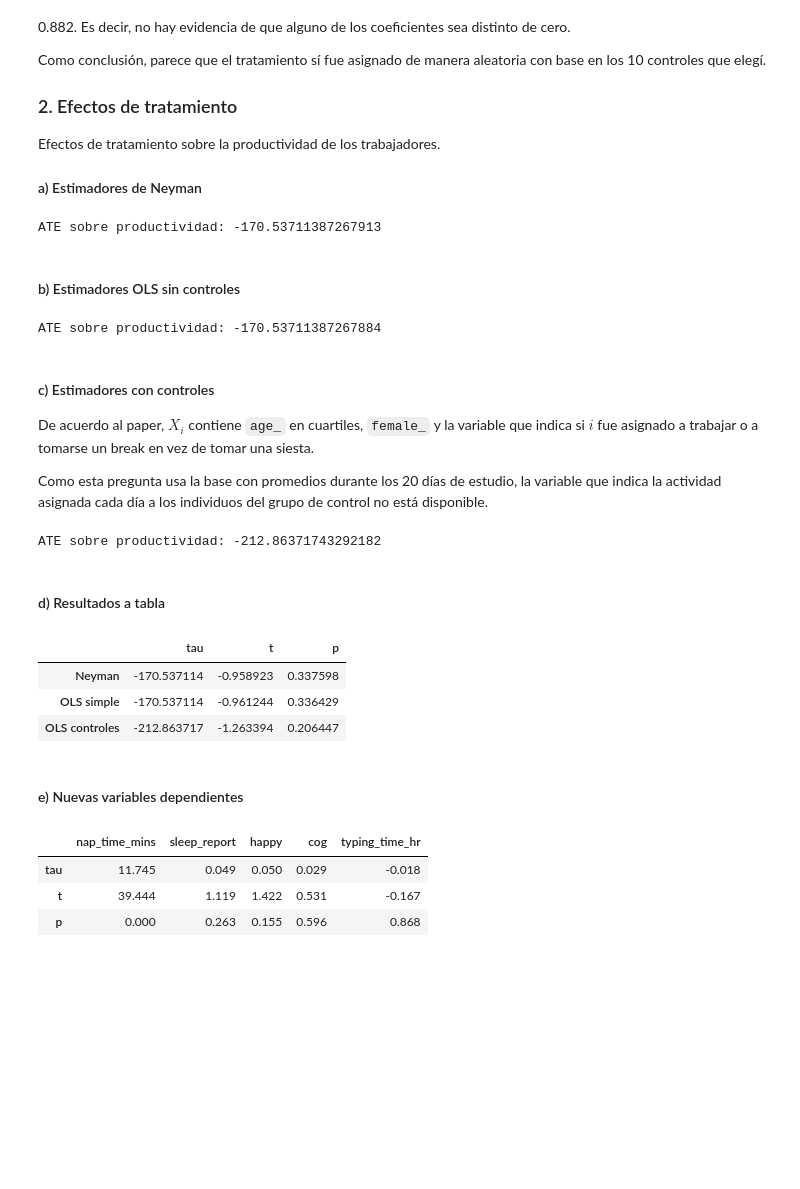
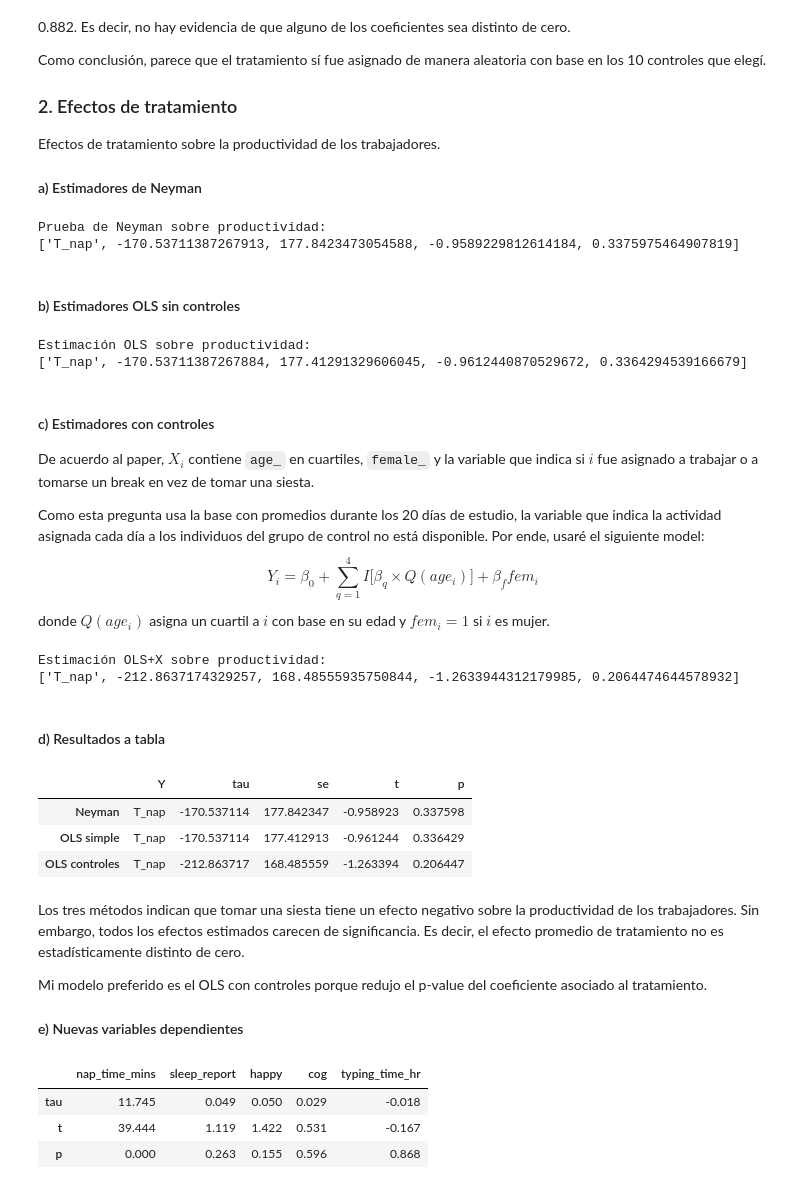
Before and after one commit to ArturoSbr/EmtrAp-hw01, a Jupyter notebook: cod/main.ipynb, the cells around one changed output. Saved outputs shown, nothing was run; the diff lists cells and outputs as text; code cells hidden in the pictures; blank space fills up the shorter version.

```diff
--- a/cod/main.ipynb
+++ b/cod/main.ipynb
@@ -105,37 +105,44 @@ Efectos de tratamiento sobre la productividad de los trabajadores.
 # %%
 # Función para estimador de Neyman
 def neyman(frame, treatment_col, values_col):
-    # Sacar arreglos C y T
+    # Arreglos C y T
     m = frame[[treatment_col,values_col]].notna().all(axis=1)
     a, b = frame[m].groupby(treatment_col)[values_col].apply(np.array)
-    # Estadístico t
+    # Diferencia de medias
     tau = np.mean(b) - np.mean(a)
-    t = tau / np.sqrt(np.var(a, ddof=1) / len(a) + np.var(b, ddof=1) / len(b))
+    # Error estándar sobre-estimado
+    bse = np.sqrt(np.var(a, ddof=1) / len(a) + np.var(b, ddof=1) / len(b))
+    # t-stat
+    t = tau / bse
     # p-value
     p = 2 * (1 - stats.norm().cdf(np.abs(t)))
-    return [values_col, tau, t, p]
+    return [treatment_col, tau, bse, t, p]
 
 # Diferencia de Neyman
-d = [neyman(d2, 'T_nap', 'productivity')[1:]]
-print(f'ATE sobre productividad: {d[0][0]}')
+prod_ney = neyman(d2, 'T_nap', 'productivity')
+print(f'Prueba de Neyman sobre productividad:\n{prod_ney}')
 # %% [output]
-ATE sobre productividad: -170.53711387267913
+Prueba de Neyman sobre productividad:
+['T_nap', -170.53711387267913, 177.8423473054588, -0.9589229812614184, 0.3375975464907819]
 # %% [markdown]
 #### b) Estimadores OLS sin controles
 # %%
 m = OLS(endog=d2['productivity'], exog=d2.assign(const = 1)[['const','T_nap']], missing='drop')
 m = m.fit(cov_type='HC0')
 
-# Agregar a `d`
-d.append([m.params['T_nap'], m.tvalues['T_nap'], m.pvalues['T_nap']])
-print(f'ATE sobre productividad: {d[1][0]}')
+# Diferencia OLS sin X
+prod_ols = ['T_nap', m.params['T_nap'], m.bse['T_nap'], m.tvalues['T_nap'], m.pvalues['T_nap']]
+print(f'Estimación OLS sobre productividad:\n{prod_ols}')
 # %% [output]
-ATE sobre productividad: -170.53711387267884
+Estimación OLS sobre productividad:
+['T_nap', -170.53711387267884, 177.41291329606045, -0.9612440870529672, 0.3364294539166679]
 # %% [markdown]
 #### c) Estimadores con controles
 De acuerdo al paper, $X_i$ contiene `age_` en cuartiles, `female_` y la variable que indica si $i$ fue asignado a trabajar o a tomarse un break en vez de tomar una siesta.
 
-Como esta pregunta usa la base con promedios durante los 20 días de estudio, la variable que indica la actividad asignada cada día a los individuos del grupo de control no está disponible.
+Como esta pregunta usa la base con promedios durante los 20 días de estudio, la variable que indica la actividad asignada cada día a los individuos del grupo de control no está disponible. Por ende, usaré el siguiente model:
+$$Y_i = \beta_0 + \sum_{q=1}^4I\big[\beta_q \times Q(age_i)\big] + \beta_f fem_i$$
+donde $Q(age_i)$ asigna un cuartil a $i$ con base en su edad y $fem_i = 1$ si $i$ es mujer.
 # %%
 # Edad a cuartiles y luego a dummies
 d2['age_q'] = pd.qcut(x=d2['age_'], q=4, labels=[f'q{i}' for i in range(1,5)])
@@ -148,23 +155,30 @@ X = ['T_nap','const','age_q2','age_q3','age_q4','female_']
 m = OLS(endog=d2['productivity'], exog=d2.assign(const = 1)[X], missing='drop')
 m = m.fit(cov_type='HC0')
 
-# Agregar a `d`
-d.append([m.params['T_nap'], m.tvalues['T_nap'], m.pvalues['T_nap']])
-print(f'ATE sobre productividad: {d[2][0]}')
+# Regresión con controles
+prod_ctr = ['T_nap', m.params['T_nap'], m.bse['T_nap'], m.tvalues['T_nap'], m.pvalues['T_nap']]
+print(f'Estimación OLS+X sobre productividad:\n{prod_ctr}')
 # %% [output]
-ATE sobre productividad: -212.86371743292182
+Estimación OLS+X sobre productividad:
+['T_nap', -212.8637174329257, 168.48555935750844, -1.2633944312179985, 0.2064474644578932]
 # %% [markdown]
 #### d) Resultados a tabla
 # %%
 # Concatenar resultados
-t = pd.DataFrame(data=d, columns=['tau','t','p'], index=['Neyman','OLS simple','OLS controles'])
+t = pd.DataFrame(data=[prod_ney, prod_ols, prod_ctr],
+                 columns=['Y','tau','se','t','p'],
+                 index=['Neyman','OLS simple','OLS controles'])
 t
 # %% [output]
-|  | tau | t | p |
-| Neyman | -170.537114 | -0.958923 | 0.337598 |
-| OLS simple | -170.537114 | -0.961244 | 0.336429 |
-| OLS controles | -212.863717 | -1.263394 | 0.206447 |
+|  | Y | tau | se | t | p |
+| Neyman | T_nap | -170.537114 | 177.842347 | -0.958923 | 0.337598 |
+| OLS simple | T_nap | -170.537114 | 177.412913 | -0.961244 | 0.336429 |
+| OLS controles | T_nap | -212.863717 | 168.485559 | -1.263394 | 0.206447 |
 # %% [markdown]
+Los tres métodos indican que tomar una siesta tiene un efecto negativo sobre la productividad de los trabajadores. Sin embargo, todos los efectos estimados carecen de significancia. Es decir, el efecto promedio de tratamiento no es estadísticamente distinto de cero.
+
+Mi modelo preferido es el OLS con controles porque redujo el p-value del coeficiente asociado al tratamiento.
+
 #### e) Nuevas variables dependientes
 # %%
 # Crear índice de habilidades cognitivas
```
Also changed, not shown: parts of 3 cells of this notebook.
